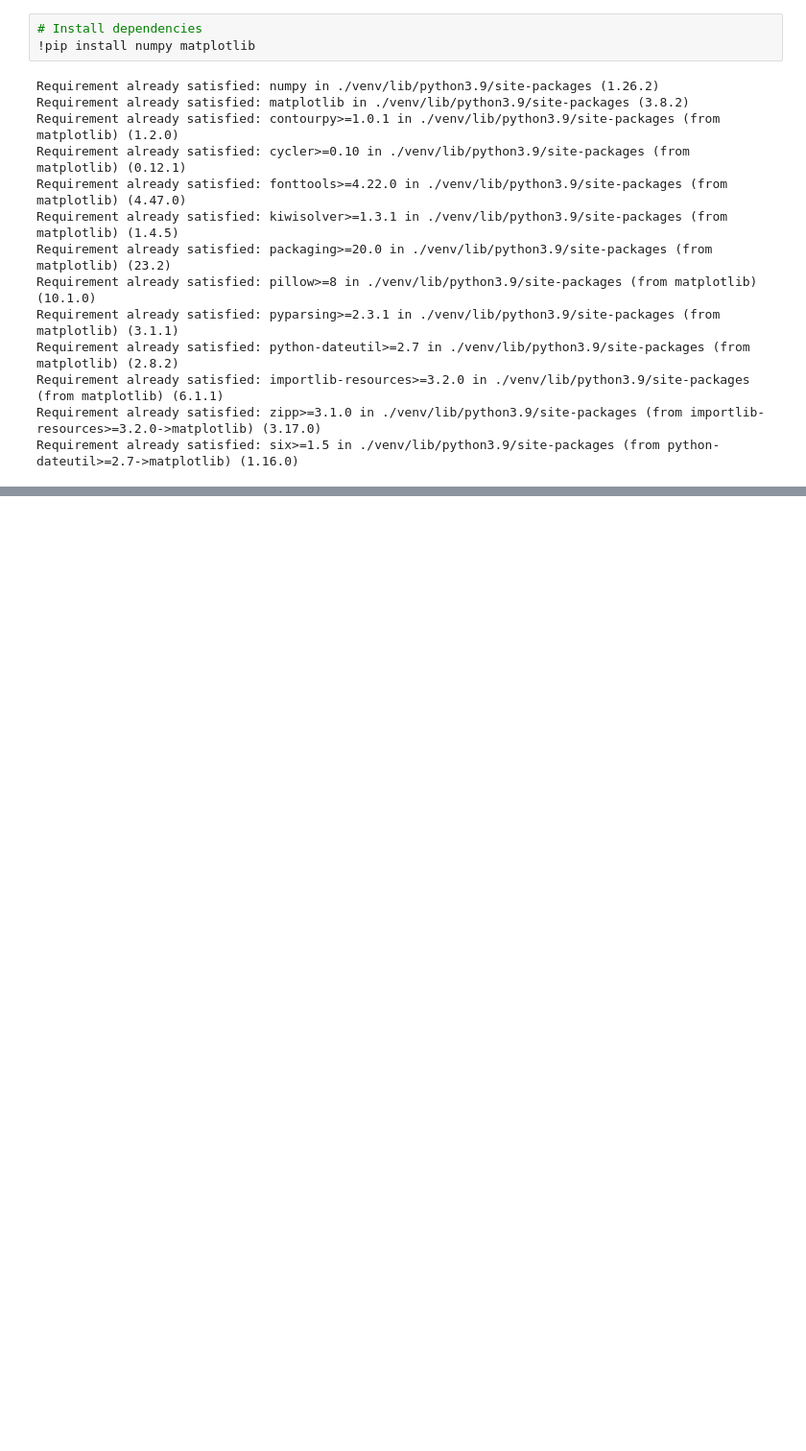
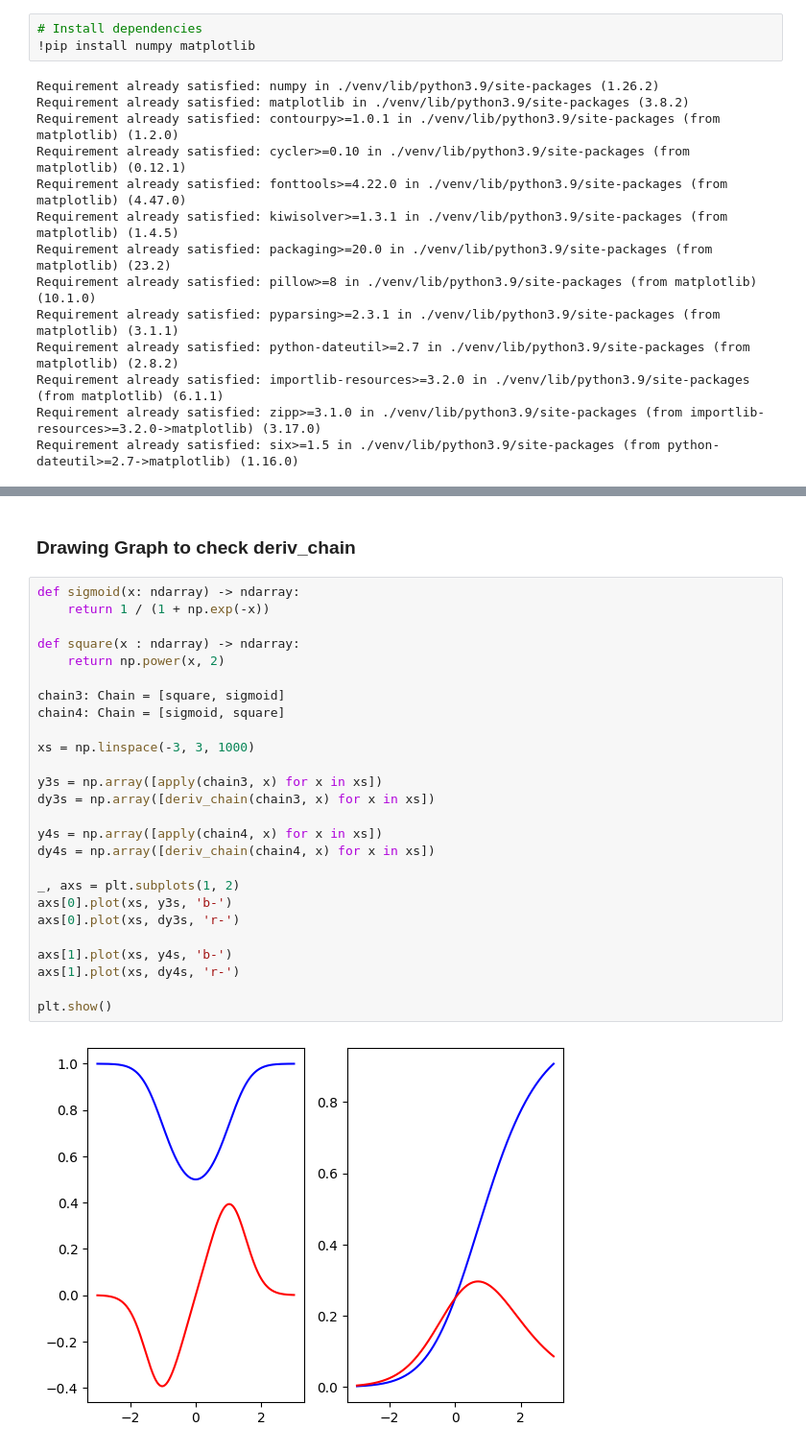
Before and after one commit to tvhong/deeplearningfromscratch, a Jupyter notebook: chapter1/chapter1.ipynb, the cells around one changed output, grey strips where cells are left out. Shown at 96% size. Cells and saved outputs as stored; diff of their text form; blank space fills up the shorter version.

Commit message:
Graph to check deriv_chain

```diff
--- a/chapter1/chapter1.ipynb
+++ b/chapter1/chapter1.ipynb
@@ -77,0 +80,30 @@ AssertionError:
+# %% [markdown]
+### Drawing Graph to check deriv_chain
+# %%
+def sigmoid(x: ndarray) -> ndarray:
+    return 1 / (1 + np.exp(-x))
+
+def square(x : ndarray) -> ndarray:
+    return np.power(x, 2)
+
+chain3: Chain = [square, sigmoid]
+chain4: Chain = [sigmoid, square]
+
+xs = np.linspace(-3, 3, 1000)
+
+y3s = np.array([apply(chain3, x) for x in xs])
+dy3s = np.array([deriv_chain(chain3, x) for x in xs])
+
+y4s = np.array([apply(chain4, x) for x in xs])
+dy4s = np.array([deriv_chain(chain4, x) for x in xs])
+
+_, axs = plt.subplots(1, 2)
+axs[0].plot(xs, y3s, 'b-')
+axs[0].plot(xs, dy3s, 'r-')
+
+axs[1].plot(xs, y4s, 'b-')
+axs[1].plot(xs, dy4s, 'r-')
+
+plt.show()
+# %% [output]
+[figure, added]
```
Also changed, not shown: parts of 4 cells of this notebook.
